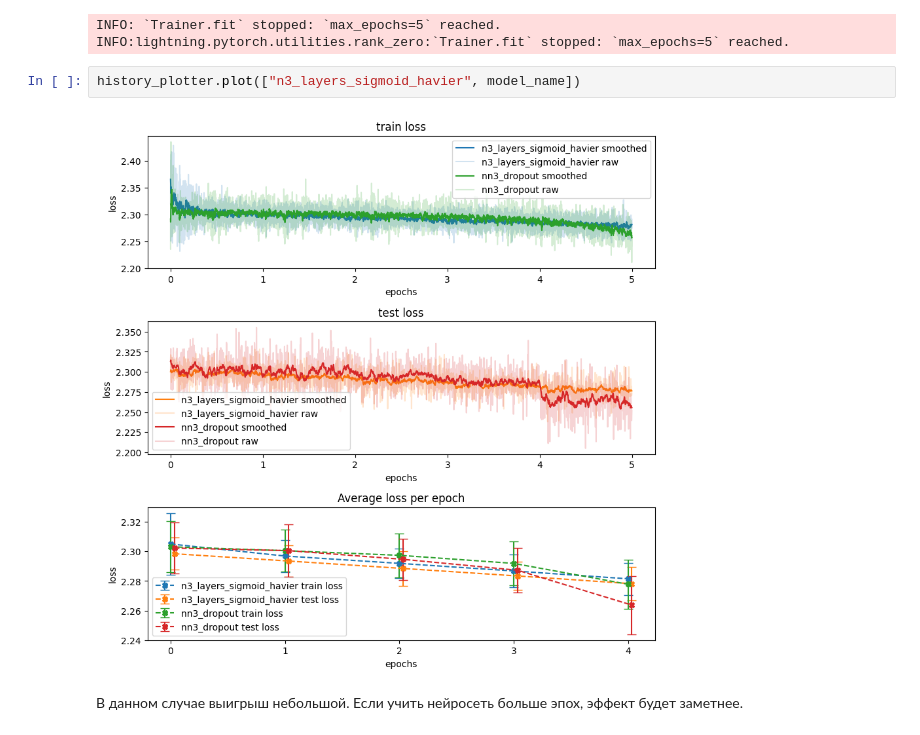
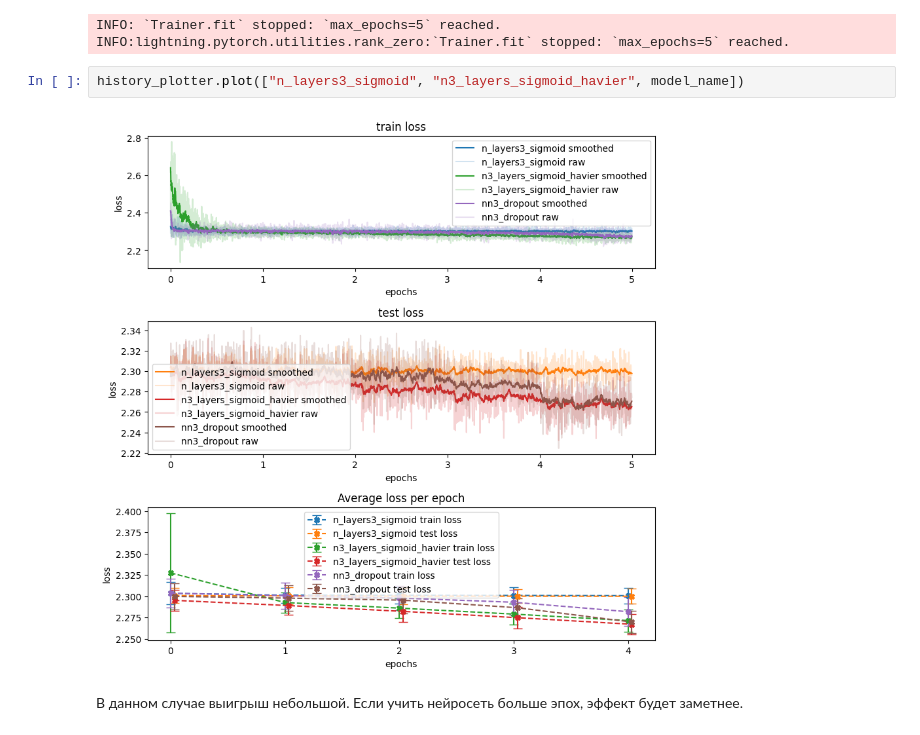
Before and after one commit to Gan4x4/cv, a Jupyter notebook: Neural_network/Dropout.ipynb, the cells around one changed output. Drawn from its saved outputs; the diff is of its cells as text.

```diff
--- a/Neural_network/Dropout.ipynb
+++ b/Neural_network/Dropout.ipynb
@@ -473,9 +499,9 @@ INFO:
 INFO: `Trainer.fit` stopped: `max_epochs=5` reached.
 INFO:lightning.pytorch.utilities.rank_zero:`Trainer.fit` stopped: `max_epochs=5` reached.
 # %%
-history_plotter.plot(["n3_layers_sigmoid_havier", model_name])
+history_plotter.plot(["n_layers3_sigmoid", "n3_layers_sigmoid_havier", model_name])
 # %% [output]
-[figure, old version]
+[figure, new version]
 # %% [markdown]
 В данном случае выигрыш небольшой. Если учить нейросеть больше эпох, эффект будет заметнее.
 # %% [markdown]
```
Also changed, not shown: parts of 25 cells of this notebook, 3 other files.
